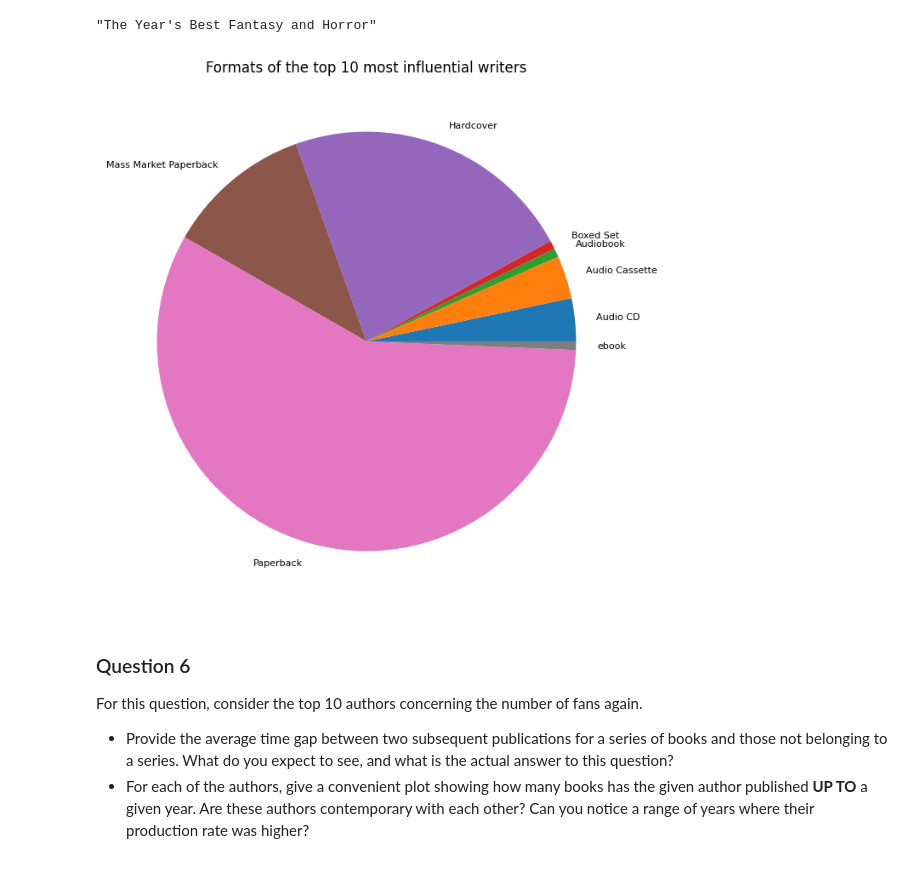
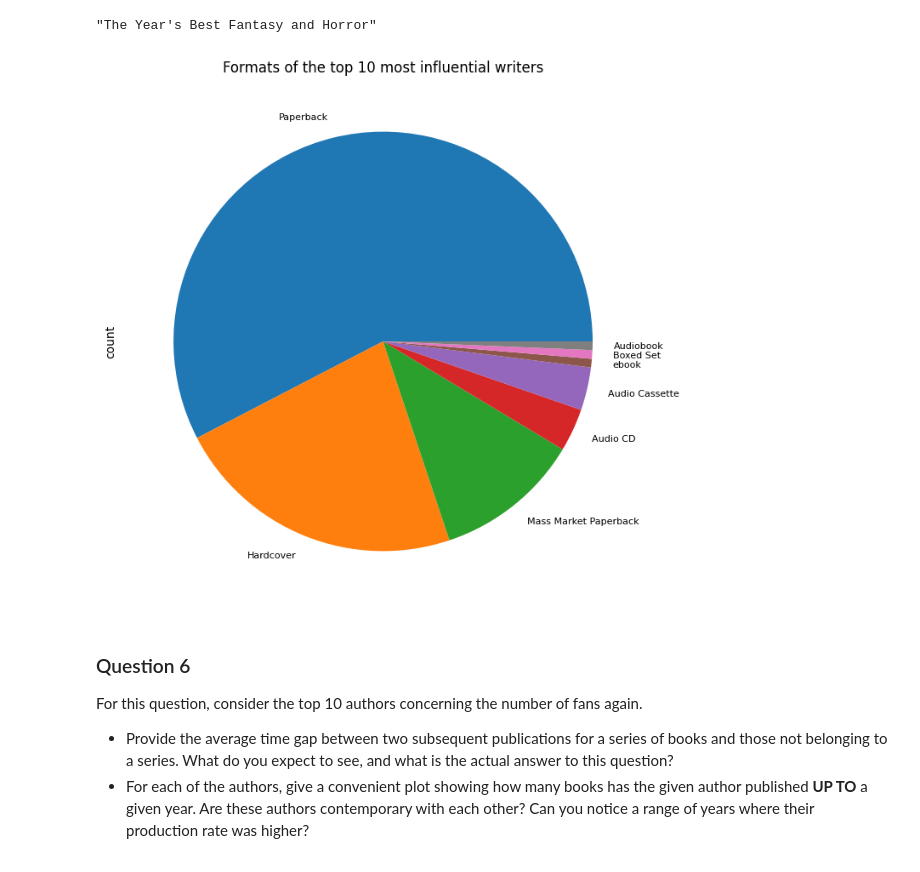
Before and after one commit to michele-42/HW2, a Jupyter notebook: main.ipynb, the cells around one changed output. Saved outputs shown, nothing was run; the diff lists cells and outputs as text; code cells hidden in the pictures.

```diff
--- a/main.ipynb
+++ b/main.ipynb
@@ -98,16 +115,29 @@ authors
 | 351766 | 16777164 | James Ross |  | 0 | 1 | 5.00 | [29597374] |
 351767 rows × 7 columns
 # %%
-# Load a "few" records from the lighter_books.json dataset
-# books = pd.read_json('data/lighter_books.json', lines=True)
+"""
+    LOAD AND PRINT BOOKS DATAFRAME
+"""
 
-# This code loads only the fields needed for the exercises.
-# It takes more time to load the data but less RAM memory
+# how many records to load
+no_records = 80000
 
-# TIME 1 min
+# which fields
+fields = [
+    'id',
+    'title',
+    'language',
+    'author_name',
+    'average_rating',
+    'ratings_count',
+    'original_publication_date',
+    'format',
+    'num_pages',
+    'series_id',
+    'series_name',
+    'text_reviews_count'
+]
 
-no_records = 80000   # how many records to load
-fields = ['id', 'title', 'language', 'average_rating', 'ratings_count', 'original_publication_date', 'format', 'num_pages', 'series_id', 'series_name', 'text_reviews_count']  # which fields
 records = []
 with open('data/lighter_books.json') as lighter_books:
     for i in range(no_records):
@@ -539,25 +607,18 @@ max(auth_series, key=len)
 # %%
 
 # function takes in input a list of book_id
 # and return a list of the formats of that books
-
 def fromBookIdsToFormats(books, book_ids):
     return books.loc[books.id.isin(map(int, book_ids))].format
 
 # return the list of all formats of the books of the 10 most influential authors
-auth_formats = (top_auth.book_ids.map(lambda book_ids: fromBookIdsToFormats(books, book_ids))).explode()
-
-# transform the list of formats into a dataframe
-form_df = pd.DataFrame({"format":auth_formats})
-
-# group the data frame by format and calculate the size of each group
-form_dist = form_df[form_df.format != ""].groupby('format').size()
+auth_formats = top_auth.book_ids.map(lambda book_ids: fromBookIdsToFormats(books, book_ids)).explode()
 
 # plot the format distribution dataframe
-form_dist.plot(kind='pie', fontsize=8, figsize=(8,8), title='Formats of the top 10 most influential writers')
+auth_formats[auth_formats != ""].value_counts().plot(kind='pie', fontsize=8, figsize=(8,8), title='Formats of the top 10 most influential writers')
 plt.show()
 # %% [output]
-[figure, old version]
+[figure, new version]
 # %% [markdown]
 <h3> Question 6 </h3>
 <p>
```
Also changed, not shown: parts of 25 cells of this notebook.
